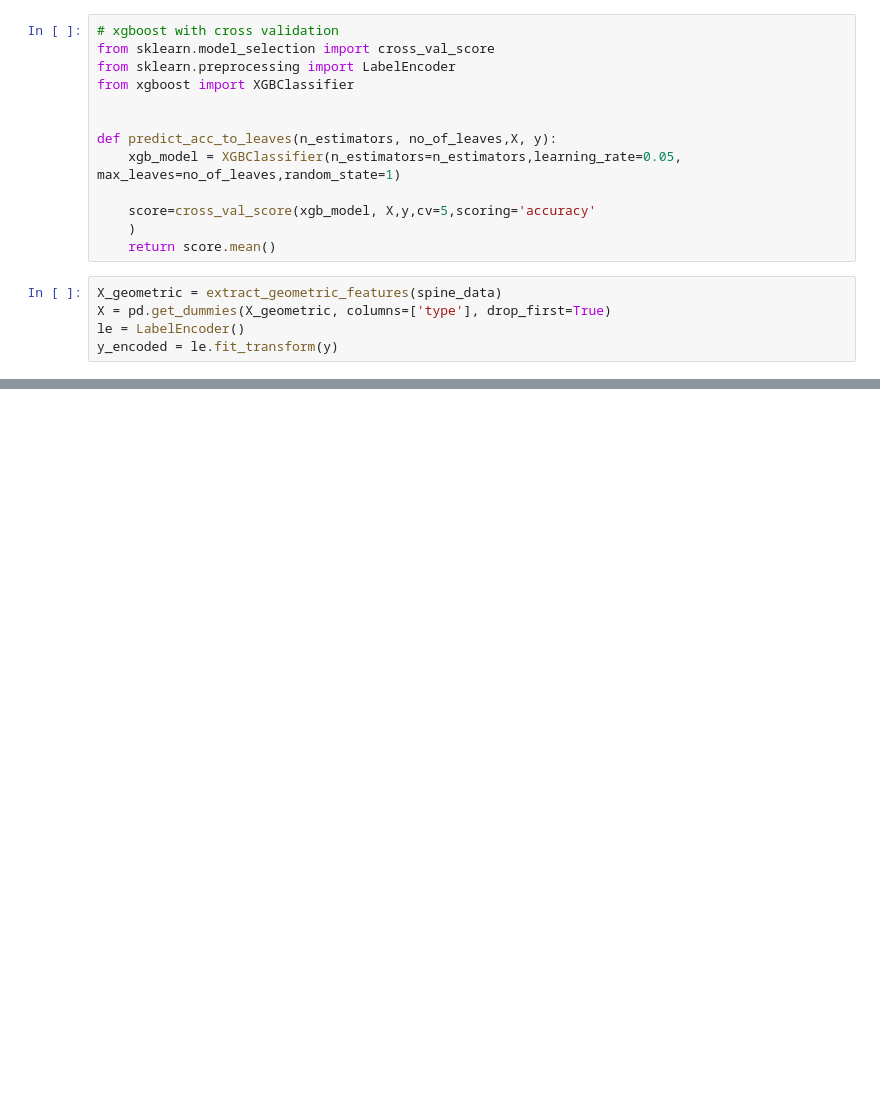
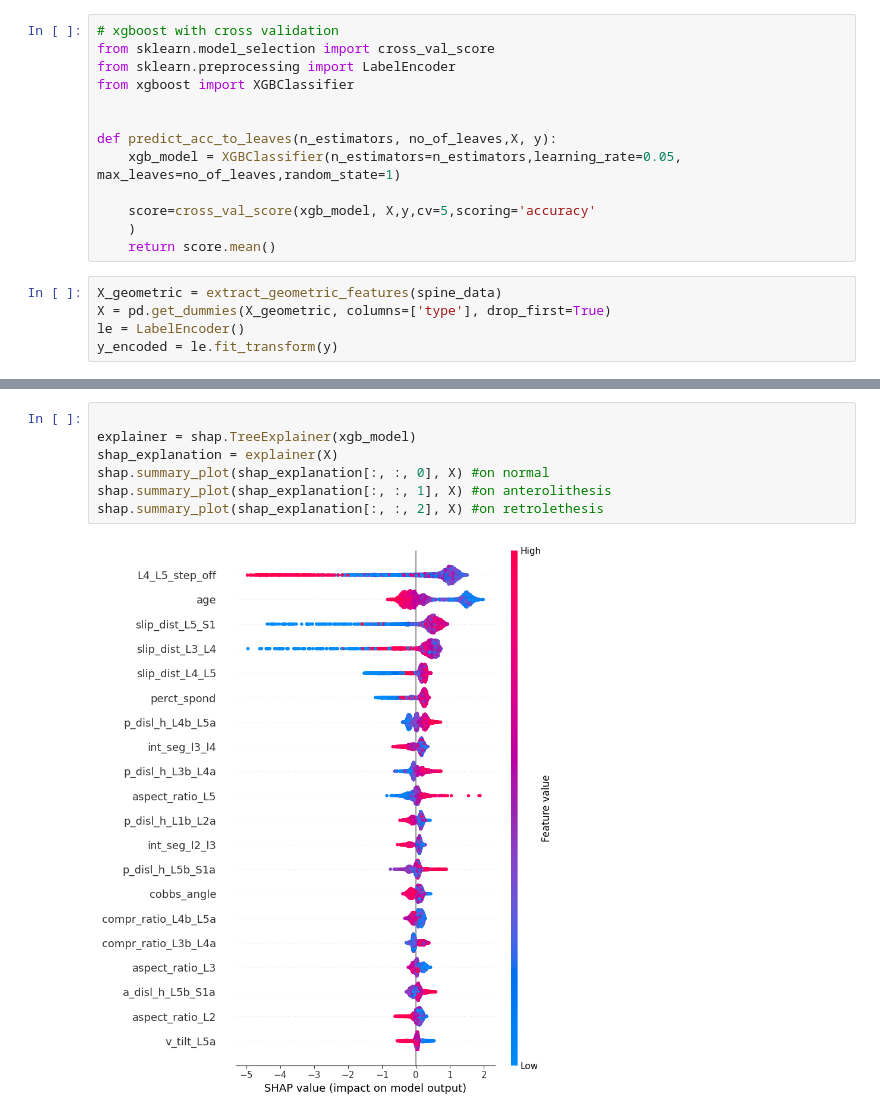
Before and after one commit to lavanyanigam/Spondylolisthesis-Vertebral-Detection, a Jupyter notebook: notebooks/xgboost-lumbar-spine-project.ipynb, the cells around one changed output, grey strips where cells are left out. Cells and saved outputs as stored; diff of their text form; blank space fills up the shorter version.

```diff
--- a/notebooks/xgboost-lumbar-spine-project.ipynb
+++ b/notebooks/xgboost-lumbar-spine-project.ipynb
@@ -434,0 +463,9 @@ Passing `palette` without assigning `hue` is deprecated and will be removed in v
+# %%
+
+explainer = shap.TreeExplainer(xgb_model)
+shap_explanation = explainer(X)
+shap.summary_plot(shap_explanation[:, :, 0], X) #on normal
+shap.summary_plot(shap_explanation[:, :, 1], X) #on anterolithesis
+shap.summary_plot(shap_explanation[:, :, 2], X) #on retrolethesis
+# %% [output]
+[figure, added]
```
Also changed, not shown: parts of 17 cells of this notebook, 1 other file.
